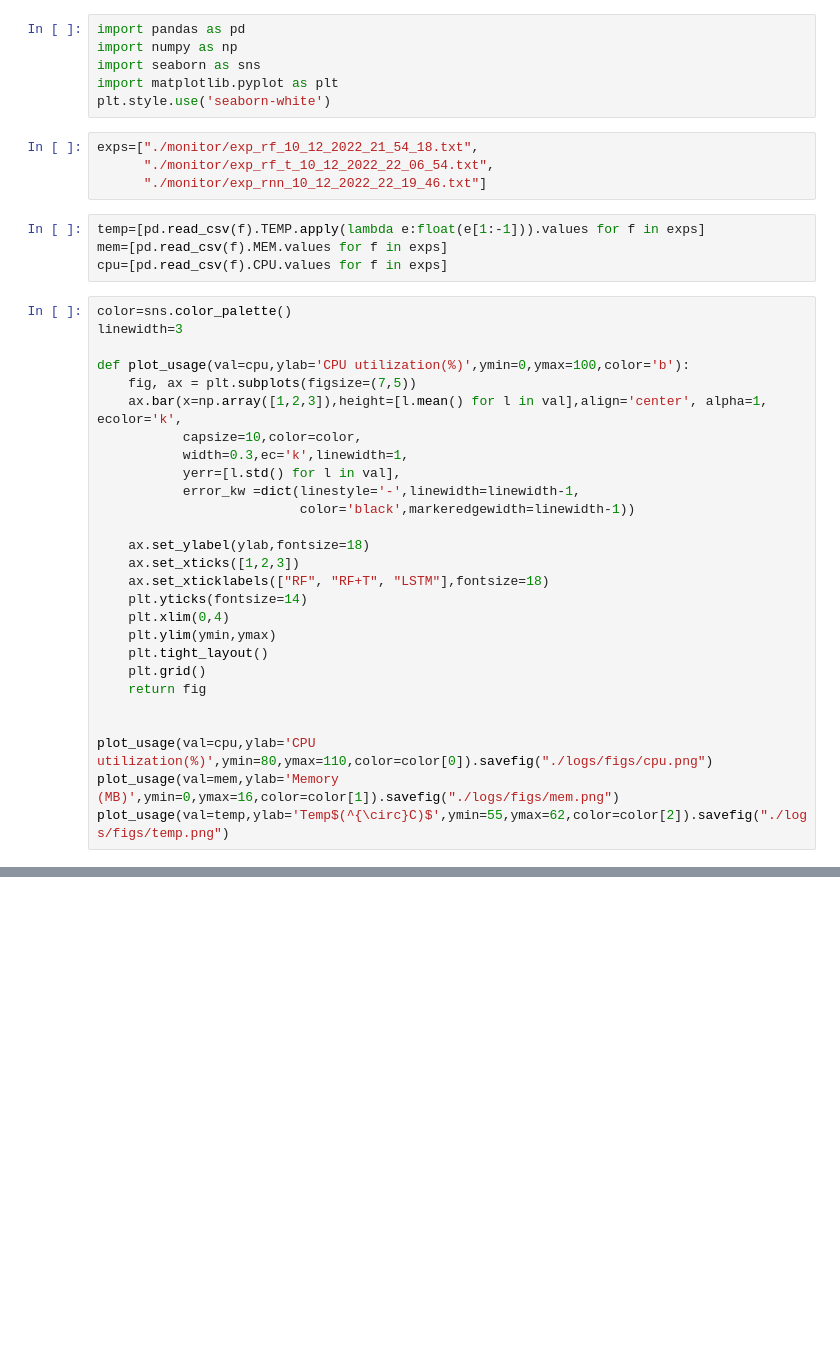
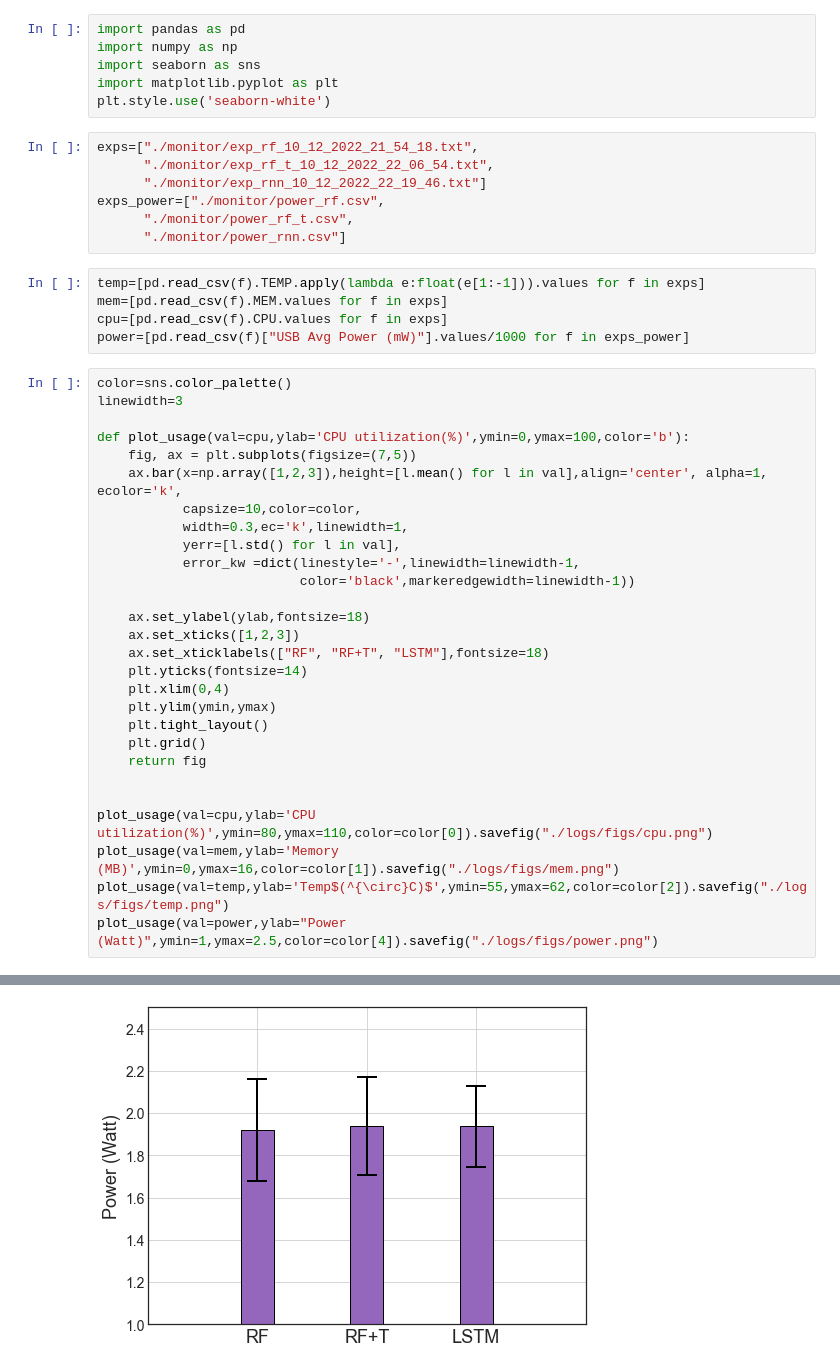
Before and after one commit to prasenjit52282/AQuaMoHo, a Jupyter notebook: plot.ipynb, the cells around one changed output, grey strips where cells are left out. Saved outputs shown, nothing was run; the diff lists cells and outputs as text; blank space fills up the shorter version.

Commit message:
power plot is added

```diff
--- a/plot.ipynb
+++ b/plot.ipynb
@@ -1063,38 +1063,44 @@ plt.style.use('seaborn-white')
 exps=["./monitor/exp_rf_10_12_2022_21_54_18.txt",
       "./monitor/exp_rf_t_10_12_2022_22_06_54.txt",
       "./monitor/exp_rnn_10_12_2022_22_19_46.txt"]
+exps_power=["./monitor/power_rf.csv",
+      "./monitor/power_rf_t.csv",
+      "./monitor/power_rnn.csv"]
 # %%
 temp=[pd.read_csv(f).TEMP.apply(lambda e:float(e[1:-1])).values for f in exps]
 mem=[pd.read_csv(f).MEM.values for f in exps]
 cpu=[pd.read_csv(f).CPU.values for f in exps]
+power=[pd.read_csv(f)["USB Avg Power (mW)"].values/1000 for f in exps_power]
 # %%
 color=sns.color_palette()
 linewidth=3
 
 def plot_usage(val=cpu,ylab='CPU utilization(%)',ymin=0,ymax=100,color='b'):
     fig, ax = plt.subplots(figsize=(7,5))
     ax.bar(x=np.array([1,2,3]),height=[l.mean() for l in val],align='center', alpha=1, ecolor='k',
            capsize=10,color=color,
            width=0.3,ec='k',linewidth=1,
            yerr=[l.std() for l in val],
            error_kw =dict(linestyle='-',linewidth=linewidth-1,
                           color='black',markeredgewidth=linewidth-1))
 
     ax.set_ylabel(ylab,fontsize=18)
     ax.set_xticks([1,2,3])
     ax.set_xticklabels(["RF", "RF+T", "LSTM"],fontsize=18)
     plt.yticks(fontsize=14)
     plt.xlim(0,4)
     plt.ylim(ymin,ymax)
     plt.tight_layout()
     plt.grid()
     return fig
 
 
 plot_usage(val=cpu,ylab='CPU utilization(%)',ymin=80,ymax=110,color=color[0]).savefig("./logs/figs/cpu.png")
 plot_usage(val=mem,ylab='Memory (MB)',ymin=0,ymax=16,color=color[1]).savefig("./logs/figs/mem.png")
 plot_usage(val=temp,ylab='Temp$(^{\circ}C)$',ymin=55,ymax=62,color=color[2]).savefig("./logs/figs/temp.png")
+plot_usage(val=power,ylab="Power (Watt)",ymin=1,ymax=2.5,color=color[4]).savefig("./logs/figs/power.png")
 # %% [output]
 [figure]
 [figure]
 [figure]
+[figure, added]
```
Also changed, not shown: 4 other files.
